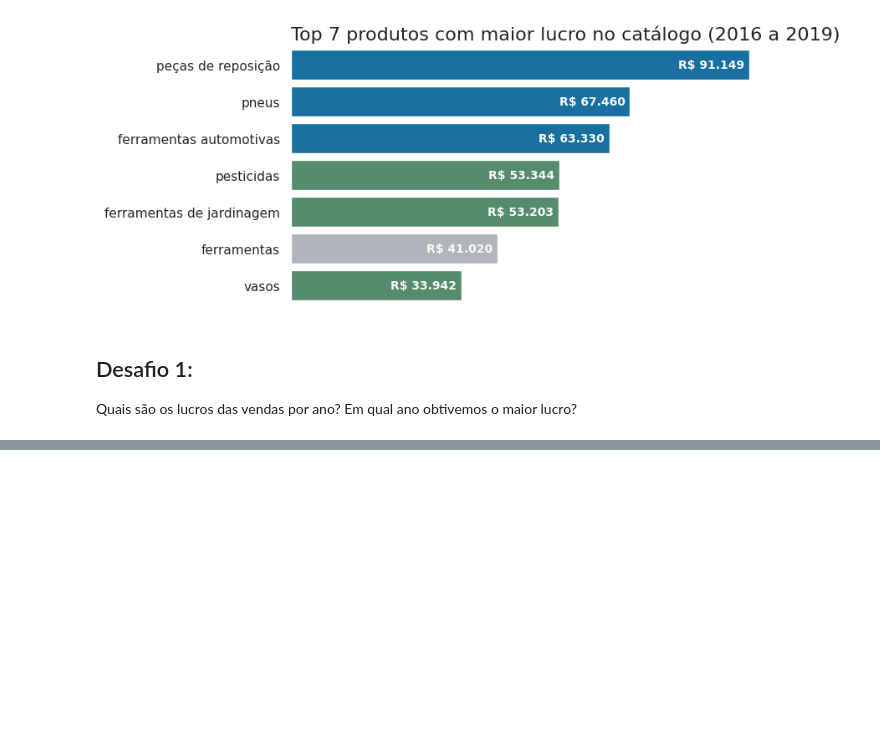
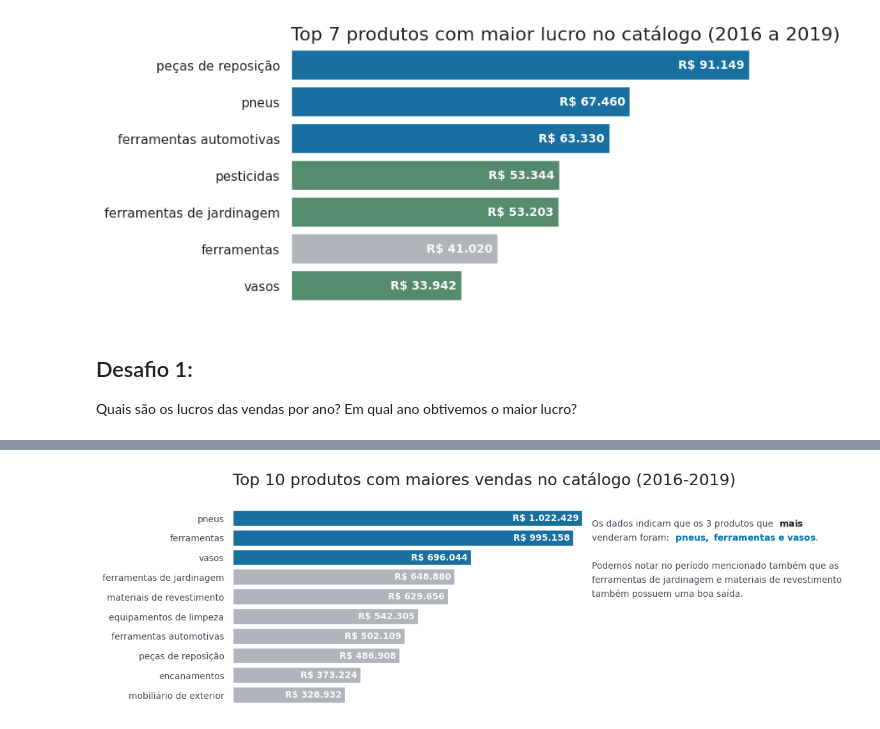
Before and after one commit to lukaswyllis/formacao-avancando-em-data-science-com-python, a Jupyter notebook: Curso 2 - Data Visualization - Gráficos de comparação e distribuição.ipynb, the cells around one changed output, grey strips where cells are left out. Cells and saved outputs as stored; diff of their text form; code cells hidden in the pictures; blank space fills up the shorter version.

```diff
--- a/Curso 2 - Data Visualization - Gráficos de comparação e distribuição.ipynb
+++ b/Curso 2 - Data Visualization - Gráficos de comparação e distribuição.ipynb
@@ -204,0 +246,70 @@ Qual foi o faturamento (vendas) dos top 10 produtos durante o período de 2016 a
+# %%
+# Código para gerar o texto colorido
+
+from matplotlib import transforms
+
+def texto_colorido(x, y, texto, cores, esp=20, ax=None, **kw):
+    cores = list(reversed(cores))
+    t = ax.transData
+    canvas = ax.figure.canvas
+
+    for i, linha in enumerate(reversed(texto.split('\n'))):
+        frases = linha.split('||')
+        for s, cor in zip(frases, cores[i]):
+            texto = ax.text(x, y, s, color=cor, transform=t, **kw)
+            texto.draw(canvas.get_renderer())
+            ex = texto.get_window_extent()
+            t = transforms.offset_copy(texto._transform, x=ex.width,
+                                       units='dots')
+
+        t = transforms.offset_copy(ax.transData, x=0, y=(i + 1) * esp, units='dots')
+# %%
+# Área do gráfico e tema da visualização
+fig, ax = plt.subplots(figsize=(10,4))
+fig.subplots_adjust(right=0.7)
+sns.set_theme(style="white")
+
+# Definindo as cores do gráfico: 3 primeiro em azul e restante em cinza
+cores = [AZUL2 if i < 3 else CINZA3 for i in range(10)]
+
+# Gerando o gráfico de barras
+ax = sns.barplot(data = top_10, x="vendas", y = top_10.index, hue=top_10.index, palette = cores, legend=False)
+
+# Personalizando o gráfico
+ax.set_title('Top 10 produtos com maiores vendas no catálogo (2016-2019)\n', fontsize=18, color=CINZA1, loc='left')
+ax.set_xlabel('')
+ax.set_ylabel('')
+ax.set_xticklabels([])
+ax.yaxis.set_tick_params(labelsize=10, labelcolor = CINZA2)
+sns.despine(left = True, bottom = True)
+
+# Escrevendo os valores de cada barra no gráfico
+for i, valor in enumerate(top_10['vendas']):
+    qtd = f'R$ {valor:,.0f}'.replace(',','.')
+    offset = 1e4  # offset de 10.000
+    ax.text(valor - offset, i, qtd, color= CINZA5, fontsize=10, fontweight='bold', ha='right', va='center')
+
+# Gerando o texto colorido
+texto_colorido(
+    1.05e6, 4,                                                      # coordenadas
+    'Os dados indicam que os 3 produtos que || $\\bf{mais}$\n'     # texto
+    'venderam foram: || $\\bf{pneus,\ ferramentas\ e\ vasos}$.\n'
+    '\n'
+    'Podemos notar no período mencionado também que as\n'
+    'ferramentas de jardinagem e materiais de revestimento\n'
+    'também possuem uma boa saída.',
+    [[CINZA2, CINZA1],                # linha 1                     # cores
+     [CINZA2, AZUL2],                 # linha 2
+     [CINZA2],                        # linha 3
+     [CINZA2],                        # linha 4
+     [CINZA2],                        # linha 6
+     [CINZA2]
+    ],
+    esp=22,         # espaçamento
+    ax=ax,          # figura onde desenhar o texto
+    fontsize=10)
+
+# Exibindo o gráfico
+plt.show()
+# %% [output]
+[figure, added]
```
Also changed, not shown: parts of 10 cells of this notebook.
